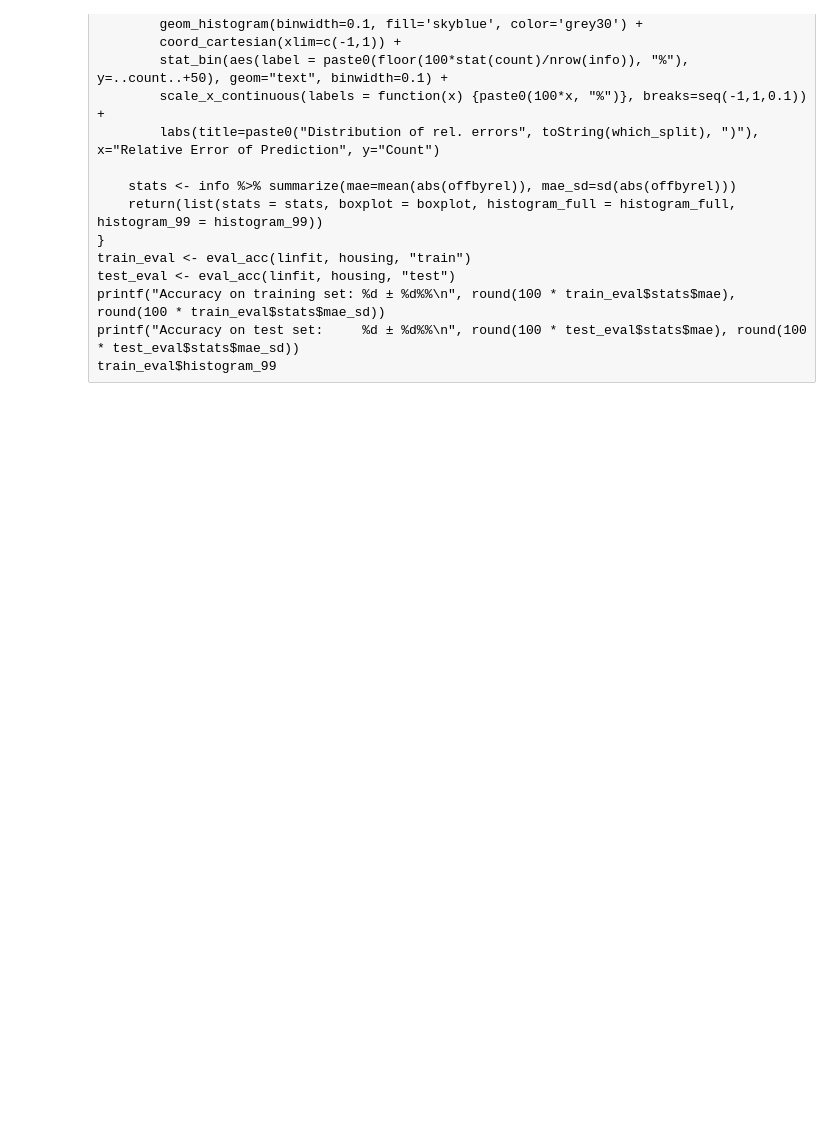
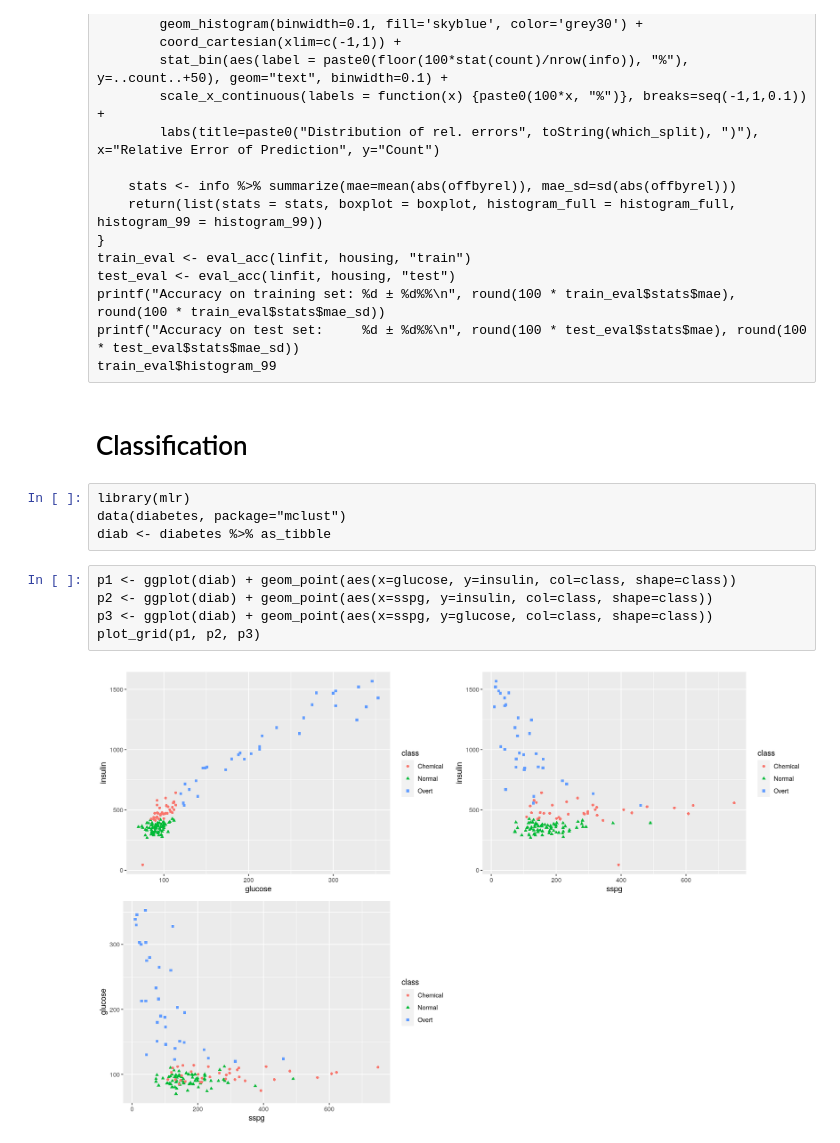
Before and after one commit to slavistan/ml-book-notes, a Jupyter notebook: scratchpad.ipynb, the cells around one changed output. Cells and saved outputs as stored; diff of their text form; blank space fills up the shorter version.

```diff
--- a/scratchpad.ipynb
+++ b/scratchpad.ipynb
@@ -255,3 +240,16 @@ test_eval <- eval_acc(linfit, housing, "test")
 printf("Accuracy on training set: %d ± %d%%\n", round(100 * train_eval$stats$mae), round(100 * train_eval$stats$mae_sd))
 printf("Accuracy on test set:     %d ± %d%%\n", round(100 * test_eval$stats$mae), round(100 * test_eval$stats$mae_sd))
 train_eval$histogram_99
+# %% [markdown]
+# Classification
+# %%
+library(mlr)
+data(diabetes, package="mclust")
+diab <- diabetes %>% as_tibble
+# %%
+p1 <- ggplot(diab) + geom_point(aes(x=glucose, y=insulin, col=class, shape=class))
+p2 <- ggplot(diab) + geom_point(aes(x=sspg, y=insulin, col=class, shape=class))
+p3 <- ggplot(diab) + geom_point(aes(x=sspg, y=glucose, col=class, shape=class))
+plot_grid(p1, p2, p3)
+# %% [output]
+[figure, added]
```
Also changed, not shown: parts of 4 cells of this notebook, 1 other file.
